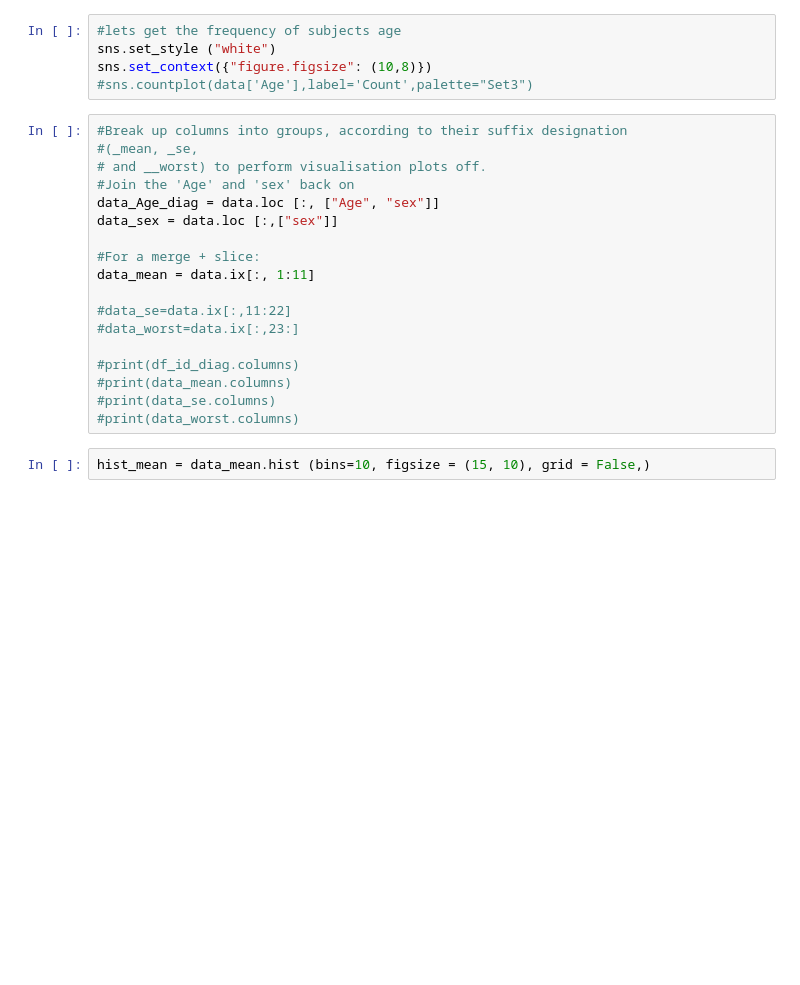
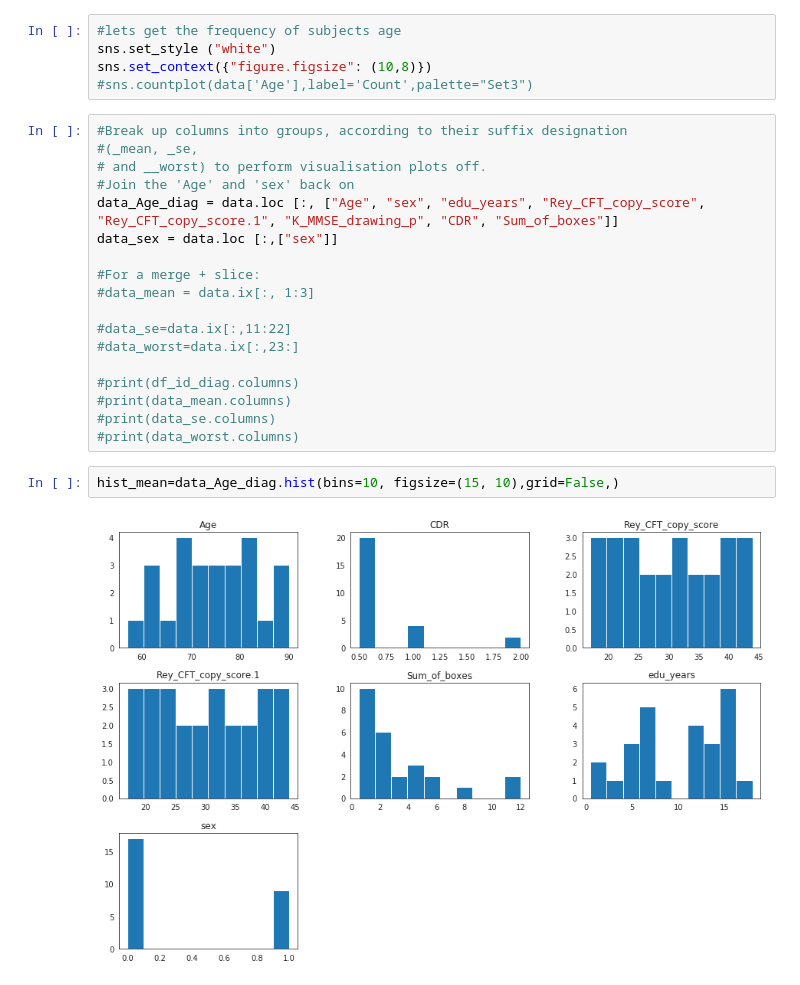
Before and after one commit to chanda1993/ML-CDR-Prediction-, a Jupyter notebook: Test1.ipynb, the cells around one changed output. Saved outputs shown, nothing was run; the diff lists cells and outputs as text; blank space fills up the shorter version.

```diff
--- a/Test1.ipynb
+++ b/Test1.ipynb
@@ -144,11 +143,11 @@ sns.set_context({"figure.figsize": (10,8)})
 #(_mean, _se,
 # and __worst) to perform visualisation plots off.
 #Join the 'Age' and 'sex' back on
-data_Age_diag = data.loc [:, ["Age", "sex"]]
+data_Age_diag = data.loc [:, ["Age", "sex", "edu_years", "Rey_CFT_copy_score", "Rey_CFT_copy_score.1", "K_MMSE_drawing_p", "CDR", "Sum_of_boxes"]]
 data_sex = data.loc [:,["sex"]]
 
 #For a merge + slice:
-data_mean = data.ix[:, 1:11]
+#data_mean = data.ix[:, 1:3]
 
 #data_se=data.ix[:,11:22]
 #data_worst=data.ix[:,23:]
@@ -158,4 +157,6 @@ data_mean = data.ix[:, 1:11]
 #print(data_se.columns)
 #print(data_worst.columns)
 # %%
-hist_mean = data_mean.hist (bins=10, figsize = (15, 10), grid = False,)
+hist_mean=data_Age_diag.hist(bins=10, figsize=(15, 10),grid=False,)
+# %% [output]
+[figure, added]
```
Also changed, not shown: parts of 11 cells of this notebook, 1 other file.
